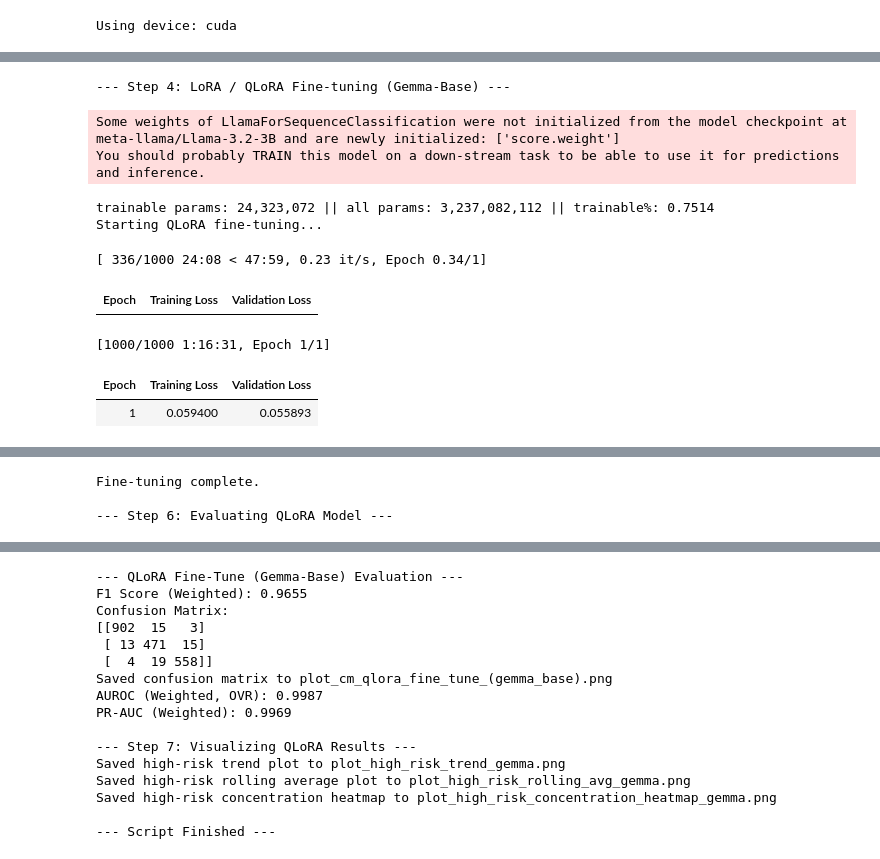
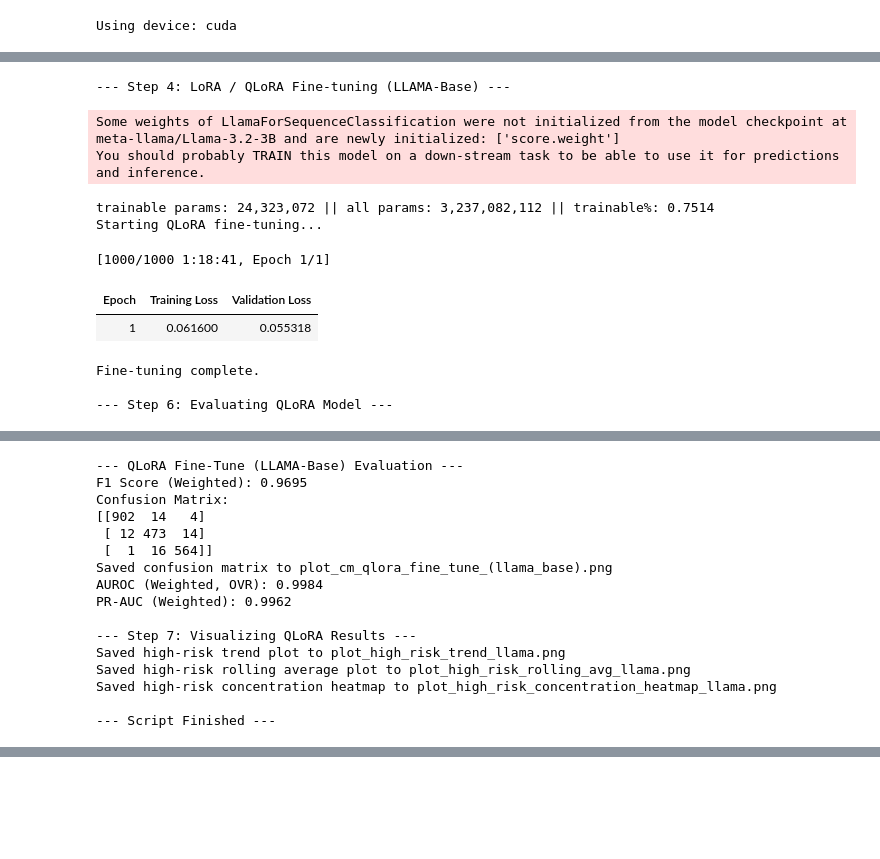
Before and after one commit to Hsuan7/Deep-generative-models, a Jupyter notebook: HW5.ipynb, the cells around one changed output, grey strips where cells are left out. Drawn from its saved outputs; the diff is of its cells as text; code cells hidden in the pictures; blank space fills up the shorter version.

```diff
--- a/HW5.ipynb
+++ b/HW5.ipynb
@@ -309,7 +316,7 @@ try:
         y_pred_zero_shot.append(parse_response(response))
 
     # 評估 (無機率)
-    evaluate_model(y_true_test_full, y_pred_zero_shot, y_probs=None, title_prefix="Zero-Shot (Gemma-Chat Full)") # 更新標題
+    evaluate_model(y_true_test_full, y_pred_zero_shot, y_probs=None, title_prefix="Zero-Shot (LLAMA-Chat Full)") # 更新標題
 
     # 清理 VRAM，為下一步做準備
     del chat_model
@@ -585,6 +620,6 @@ Running Few-shot sample 200/2000...
 # %%
 # --- 4. LoRA / QLoRA Fine-tuning (使用 Gemma-Base) ---
-print("\n--- Step 4: LoRA / QLoRA Fine-tuning (Gemma-Base) ---") # 更新標題
+print("\n--- Step 4: LoRA / QLoRA Fine-tuning (LLAMA-Base) ---") # 更新標題
 try:
     # QLoRA 設定 (4-bit 量化)
     bnb_config = BitsAndBytesConfig(
@@ -634,7 +669,7 @@ try:
 
     # 訓練參數
     training_args = TrainingArguments(
-        output_dir="./gemma-lora-emotion-risk", # 更新輸出目錄
+        output_dir="./llama-lora-emotion-risk", # 更新輸出目錄
         learning_rate=2e-4, # LoRA 可用較高學習率
         per_device_train_batch_size=16,
         per_device_eval_batch_size=16,
@@ -675,7 +710,7 @@ try:
     y_true_lora = predictions.label_ids # 這會等於 y_true_test_full
 
     # 評估
-    evaluate_model(y_true_lora, y_pred_lora, y_probs_lora, title_prefix="QLoRA Fine-Tune (Gemma-Base)") # 更新標題
+    evaluate_model(y_true_lora, y_pred_lora, y_probs_lora, title_prefix="QLoRA Fine-Tune (LLAMA-Base)") # 更新標題
 
 
     # --- 7. 視覺化呈現 (使用 QLoRA 模型的結果) ---
@@ -688,12 +723,12 @@ try:
     try:
         plt.figure(figsize=(15, 5))
         plt.plot(p_high_risk, alpha=0.7, label="P(high_risk)")
-        plt.title("High Risk Probability (P(high_risk)) Trend (Gemma-Base QLoRA Model)") # 更新標題
+        plt.title("High Risk Probability (P(high_risk)) Trend (LLAMA-Base QLoRA Model)") # 更新標題
         plt.xlabel("Test Sample Index")
         plt.ylabel("P(high_risk)")
         plt.grid(True, linestyle='--', alpha=0.5)
-        plt.savefig("plot_high_risk_trend_gemma.png") # 更新檔案名稱
-        print("Saved high-risk trend plot to plot_high_risk_trend_gemma.png")
+        plt.savefig("plot_high_risk_trend_llama.png") # 更新檔案名稱
+        print("Saved high-risk trend plot to plot_high_risk_trend_llama.png")
         plt.close()
     except Exception as e:
         print(f"Error plotting trend: {e}")
@@ -704,49 +739,50 @@ try:
         rolling_avg = pd.Series(p_high_risk).rolling(window=50, min_periods=1).mean()
         plt.figure(figsize=(15, 5))
         plt.plot(rolling_avg, color='red')
-        plt.title("Rolling Average (Window=50) of P(high_risk) (Gemma-Base QLoRA Model)") # 更新標題
+        plt.title("Rolling Average (Window=50) of P(high_risk) (LLAMA-Base QLoRA Model)") # 更新標題
         plt.xlabel("Test Sample Index")
         plt.ylabel("Rolling Avg P(high_risk)")
         plt.grid(True, linestyle='--', alpha=0.5)
-        plt.savefig("plot_high_risk_rolling_avg_gemma.png") # 更新檔案名稱
-        print("Saved high-risk rolling average plot to plot_high_risk_rolling_avg_gemma.png")
+        plt.savefig("plot_high_risk_rolling_avg_llama.png") # 更新檔案名稱
+        print("Saved high-risk rolling average plot to plot_high_risk_rolling_avg_llama.png")
         plt.close()
     except Exception as e:
         print(f"Error plotting rolling average: {e}")
 
     # 圖 2.2: 高風險濃度熱圖 (1D Heatmap)
     try:
         plt.figure(figsize=(18, 2)) # 寬而短
         sns.heatmap(
             [p_high_risk],
             cmap="rocket",
             cbar=True,
             cbar_kws={'label': 'P(high_risk)', 'orientation': 'horizontal', 'pad': 0.3},
             xticklabels=False,
             yticklabels=False
         )
-        plt.title("High Risk Probability Concentration (Gemma-Base QLoRA Model)") # 更新標題
+        plt.title("High Risk Probability Concentration (LLAMA-Base QLoRA Model)") # 更新標題
         plt.xlabel("Test Sample Index")
         plt.tight_layout()
-        plt.savefig("plot_high_risk_concentration_heatmap_gemma.png") # 更新檔案名稱
-        print("Saved high-risk concentration heatmap to plot_high_risk_concentration_heatmap_gemma.png")
+        plt.savefig("plot_high_risk_concentration_heatmap_LLAMA.png") # 更新檔案名稱
+        print("Saved high-risk concentration heatmap to plot_high_risk_concentration_heatmap_llama.png")
         plt.close()
     except Exception as e:
         print(f"Error plotting heatmap: {e}")
 
 except Exception as e:
     print(f"Error during QLoRA fine-tuning or evaluation: {e}")
     print("This may be due to CUDA OOM or other resource constraints.")
 
 print("\n--- Script Finished ---")
 # %% [output]
---- Step 4: LoRA / QLoRA Fine-tuning (Gemma-Base) ---
+--- Step 4: LoRA / QLoRA Fine-tuning (LLAMA-Base) ---
 Some weights of LlamaForSequenceClassification were not initialized from the model checkpoint at meta-llama/Llama-3.2-3B and are newly initialized: ['score.weight']
 You should probably TRAIN this model on a down-stream task to be able to use it for predictions and inference.
 trainable params: 24,323,072 || all params: 3,237,082,112 || trainable%: 0.7514
 Starting QLoRA fine-tuning...
-[ 336/1000 24:08 < 47:59, 0.23 it/s, Epoch 0.34/1]
+[1000/1000 1:18:41, Epoch 1/1]
 | Epoch | Training Loss | Validation Loss |
+| 1 | 0.061600 | 0.055318 |
-[1000/1000 1:16:31, Epoch 1/1]
+Fine-tuning complete.
+
+--- Step 6: Evaluating QLoRA Model ---
-| Epoch | Training Loss | Validation Loss |
-| 1 | 0.059400 | 0.055893 |
@@ -753,3 +790,16 @@ Starting QLoRA fine-tuning...
-Fine-tuning complete.
+--- QLoRA Fine-Tune (LLAMA-Base) Evaluation ---
+F1 Score (Weighted): 0.9695
+Confusion Matrix:
+[[902  14   4]
+ [ 12 473  14]
+ [  1  16 564]]
+Saved confusion matrix to plot_cm_qlora_fine_tune_(llama_base).png
+AUROC (Weighted, OVR): 0.9984
+PR-AUC (Weighted): 0.9962
 
---- Step 6: Evaluating QLoRA Model ---
+--- Step 7: Visualizing QLoRA Results ---
+Saved high-risk trend plot to plot_high_risk_trend_llama.png
+Saved high-risk rolling average plot to plot_high_risk_rolling_avg_llama.png
+Saved high-risk concentration heatmap to plot_high_risk_concentration_heatmap_llama.png
+
+--- Script Finished ---
@@ -757,16 +805,0 @@ Fine-tuning complete.
---- QLoRA Fine-Tune (Gemma-Base) Evaluation ---
-F1 Score (Weighted): 0.9655
-Confusion Matrix:
-[[902  15   3]
- [ 13 471  15]
- [  4  19 558]]
-Saved confusion matrix to plot_cm_qlora_fine_tune_(gemma_base).png
-AUROC (Weighted, OVR): 0.9987
-PR-AUC (Weighted): 0.9969
-
---- Step 7: Visualizing QLoRA Results ---
-Saved high-risk trend plot to plot_high_risk_trend_gemma.png
-Saved high-risk rolling average plot to plot_high_risk_rolling_avg_gemma.png
-Saved high-risk concentration heatmap to plot_high_risk_concentration_heatmap_gemma.png
-
---- Script Finished ---
```
Also changed, not shown: parts of 7 cells of this notebook.
